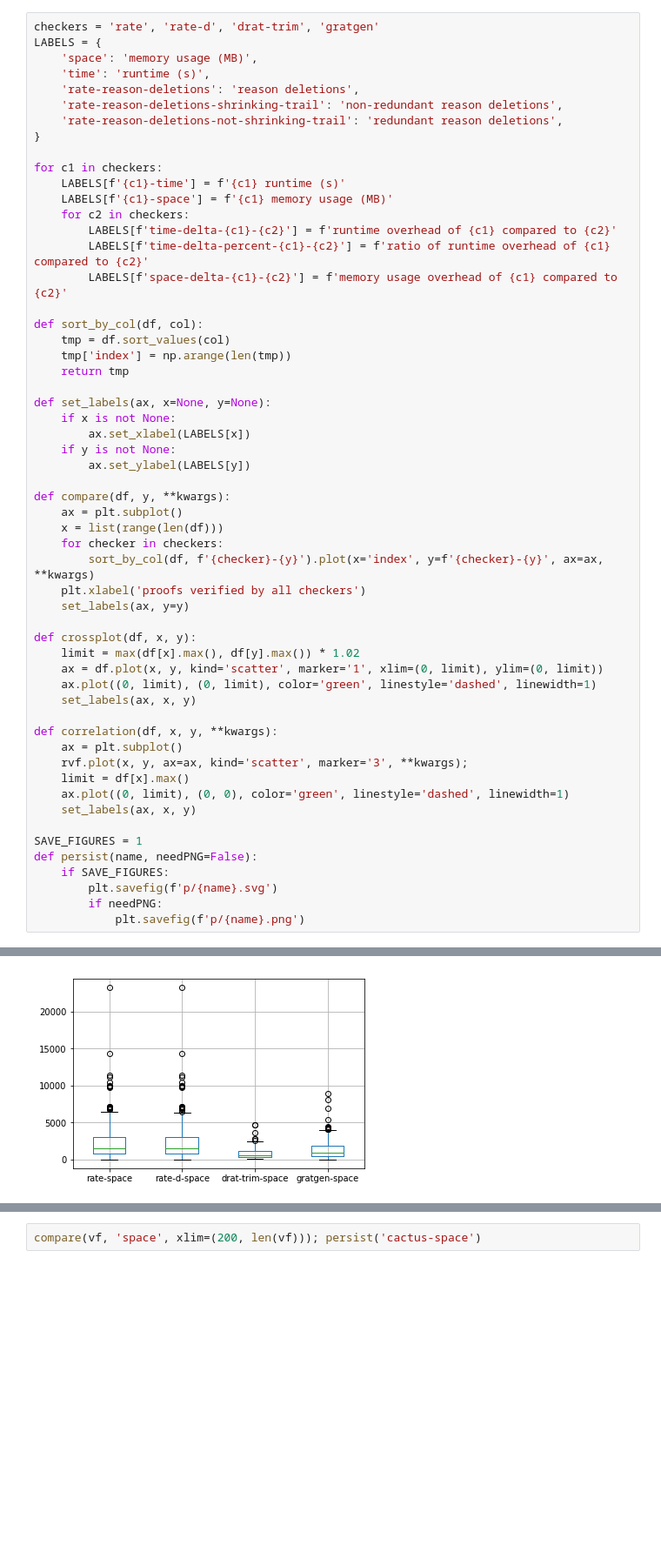
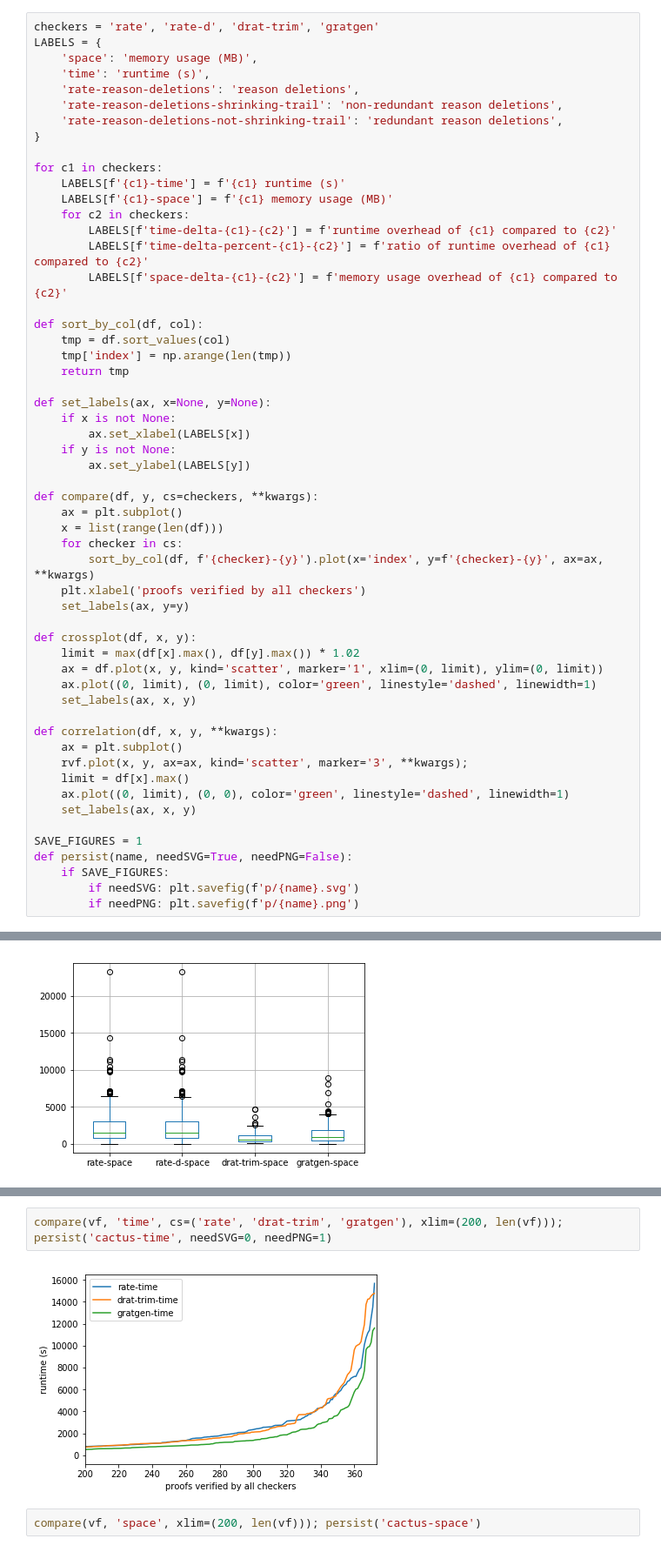
Before and after one commit to krobelus/rate-experiments, a Jupyter notebook: plots.ipynb, the cells around one changed output, grey strips where cells are left out. Shown: that part at 87% size. Drawn from its saved outputs; the diff is of its cells as text; blank space fills up the shorter version.

```diff
--- a/plots.ipynb
+++ b/plots.ipynb
@@ -135,10 +56,10 @@ def set_labels(ax, x=None, y=None):
     if y is not None:
         ax.set_ylabel(LABELS[y])
 
-def compare(df, y, **kwargs):
+def compare(df, y, cs=checkers, **kwargs):
     ax = plt.subplot()
     x = list(range(len(df)))
-    for checker in checkers:
+    for checker in cs:
         sort_by_col(df, f'{checker}-{y}').plot(x='index', y=f'{checker}-{y}', ax=ax, **kwargs)
     plt.xlabel('proofs verified by all checkers')
     set_labels(ax, y=y)
@@ -157,11 +78,10 @@ def correlation(df, x, y, **kwargs):
     set_labels(ax, x, y)
 
 SAVE_FIGURES = 1
-def persist(name, needPNG=False):
+def persist(name, needSVG=True, needPNG=False):
     if SAVE_FIGURES:
-        plt.savefig(f'p/{name}.svg')
-        if needPNG:
-            plt.savefig(f'p/{name}.png')
+        if needSVG: plt.savefig(f'p/{name}.svg')
+        if needPNG: plt.savefig(f'p/{name}.png')
 # %%
 vf[[f'{checker}-time' for checker in checkers]].describe()
 # %% [output]
@@ -188,5 +108,9 @@ compare(vf, 'time', xlim=(200, len(vf))); persist('cactus-time', needPNG=1)
 # %% [output]
 [figure]
+# %%
+compare(vf, 'time', cs=('rate', 'drat-trim', 'gratgen'), xlim=(200, len(vf))); persist('cactus-time', needSVG=0, needPNG=1)
+# %% [output]
+[figure, added]
 # %%
 compare(vf, 'space', xlim=(200, len(vf))); persist('cactus-space')
 # %% [output]
```
Also changed, not shown: parts of 6 cells of this notebook, 5 other files.
